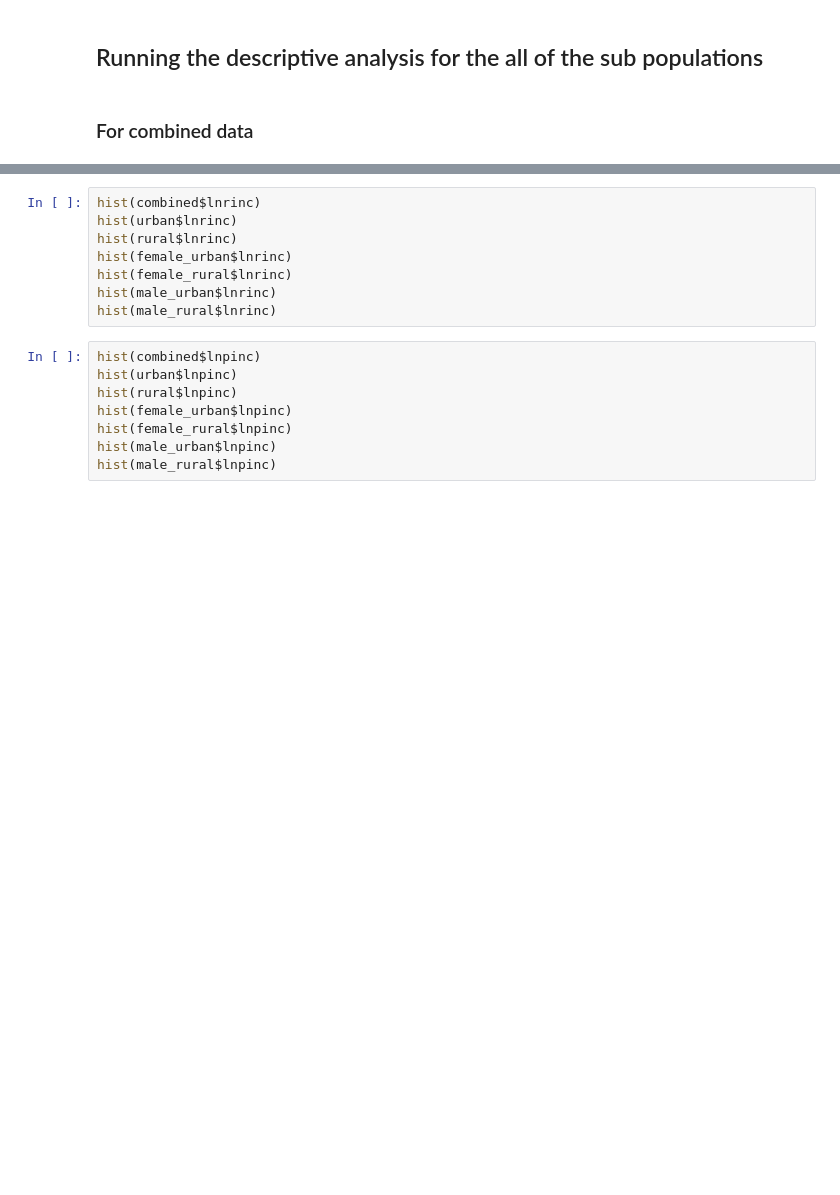
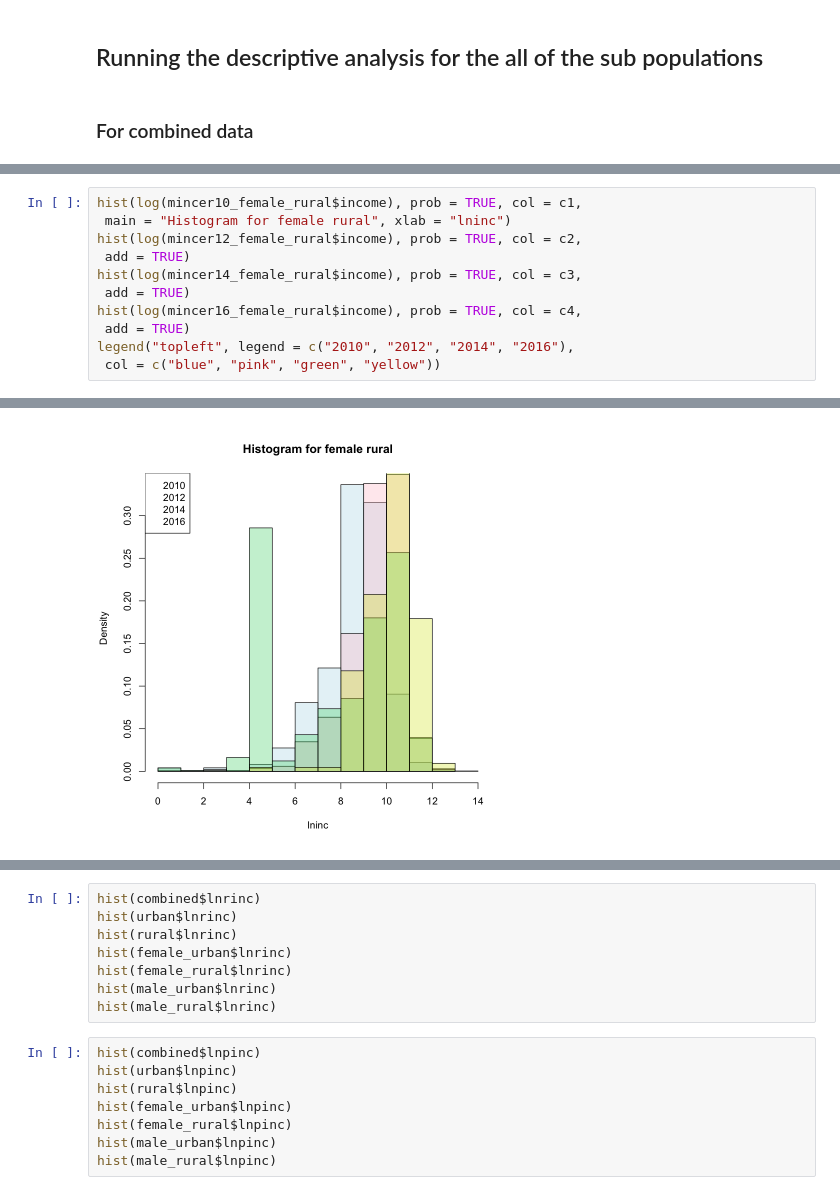
Before and after one commit to dwrh/China-Education-Wages, a Jupyter notebook: China-Education-Wage-Regression.ipynb, the cells around one changed output, grey strips where cells are left out. Drawn from its saved outputs; the diff is of its cells as text; blank space fills up the shorter version.

```diff
--- a/China-Education-Wage-Regression.ipynb
+++ b/China-Education-Wage-Regression.ipynb
@@ -369,0 +414,12 @@ sprintf("Female: %f, %f, %f, %f", Gini(fem_10$income),
+# %%
+hist(log(mincer10_female_rural$income), prob = TRUE, col = c1,
+ main = "Histogram for female rural", xlab = "lninc")
+hist(log(mincer12_female_rural$income), prob = TRUE, col = c2,
+ add = TRUE)
+hist(log(mincer14_female_rural$income), prob = TRUE, col = c3,
+ add = TRUE)
+hist(log(mincer16_female_rural$income), prob = TRUE, col = c4,
+ add = TRUE)
+legend("topleft", legend = c("2010", "2012", "2014", "2016"),
+ col = c("blue", "pink", "green", "yellow"))
+# %% [output]
@@ -369,0 +428 @@ sprintf("Female: %f, %f, %f, %f", Gini(fem_10$income),
+[figure, added]
```
Also changed, not shown: parts of 13 cells of this notebook.
